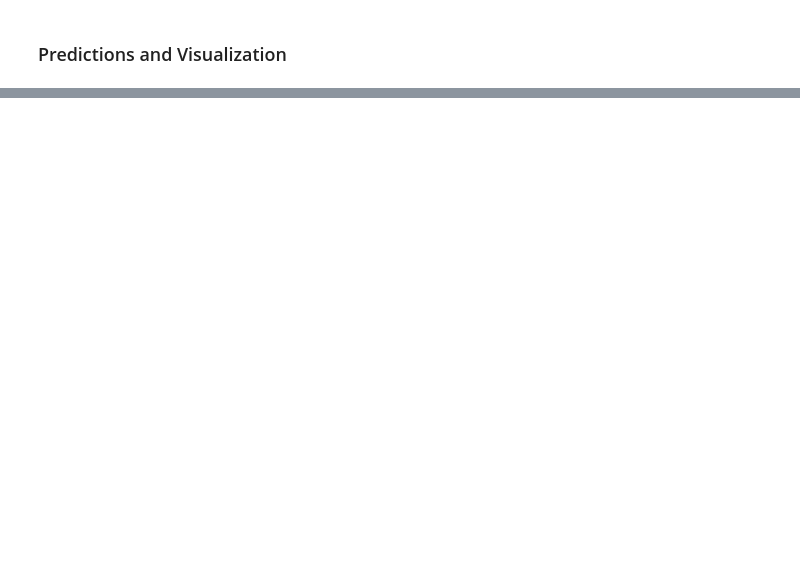
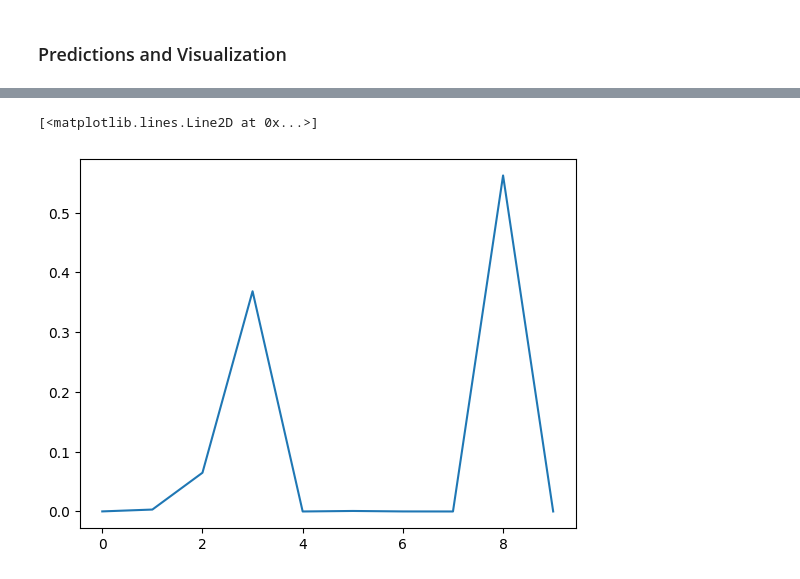
Before and after one commit to krishnanshh/Image-Classification-using-TensorFlow, a Jupyter notebook: main.ipynb, the cells around one changed output, grey strips where cells are left out. Saved outputs shown, nothing was run; the diff lists cells and outputs as text; code cells hidden in the pictures; blank space fills up the shorter version.

```diff
--- a/main.ipynb
+++ b/main.ipynb
@@ -143,0 +200,5 @@ Model: "sequential"
+# %%
+plt.plot(y_pred[18])# this shows 2 spikes on for 3(gt) and other for 8(pred)
+# %% [output]
+[<matplotlib.lines.Line2D at 0x...>]
+[figure, added]
```
Also changed, not shown: parts of 5 cells of this notebook.
